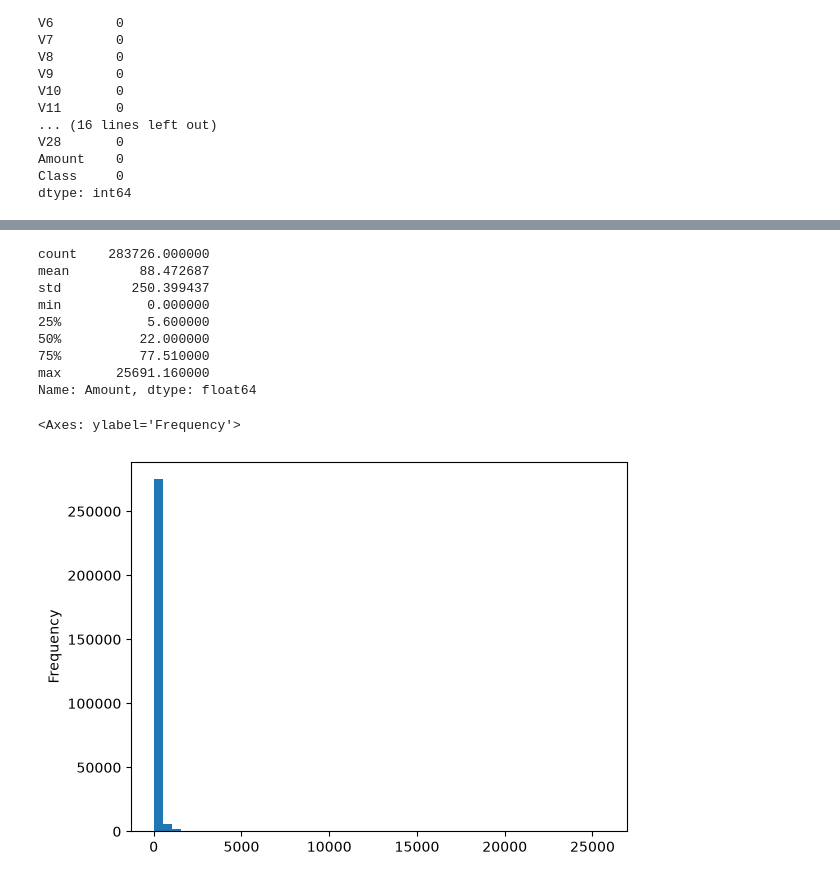
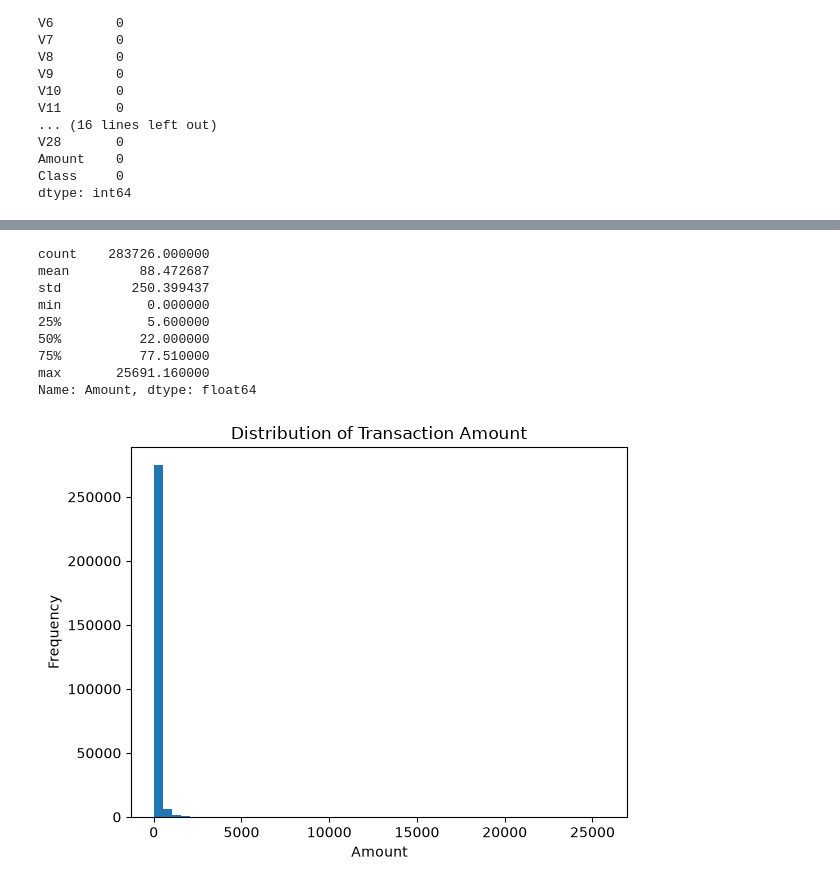
Before and after one commit to melikaroozbeh/Credit-Card-Fraud, a Jupyter notebook: Credit Card Fraud Detection.ipynb, the cells around one changed output, grey strips where cells are left out. Cells and saved outputs as stored; diff of their text form; code cells hidden in the pictures.

```diff
--- a/Credit Card Fraud Detection.ipynb
+++ b/Credit Card Fraud Detection.ipynb
@@ -113,16 +130,23 @@ ds['Class'].value_counts().plot(kind='bar')
 # %%
-print(ds['Amount'].describe())
-ds['Amount'].plot(kind='hist', bins=50)
+# Display descriptive statistics for transaction amounts.
+print(ds["Amount"].describe())
+
+# Plot the distribution of transaction amounts.
+ds["Amount"].plot(kind="hist", bins=50)
+
+plt.xlabel("Amount")
+plt.ylabel("Frequency")
+plt.title("Distribution of Transaction Amount")
+plt.show()
 # %% [output]
 count    283726.000000
 mean         88.472687
 std         250.399437
 min           0.000000
 25%           5.600000
 50%          22.000000
 75%          77.510000
 max       25691.160000
 Name: Amount, dtype: float64
-<Axes: ylabel='Frequency'>
-[figure, old version]
+[figure, new version]
 # %%
```
Also changed, not shown: parts of 70 cells of this notebook.
